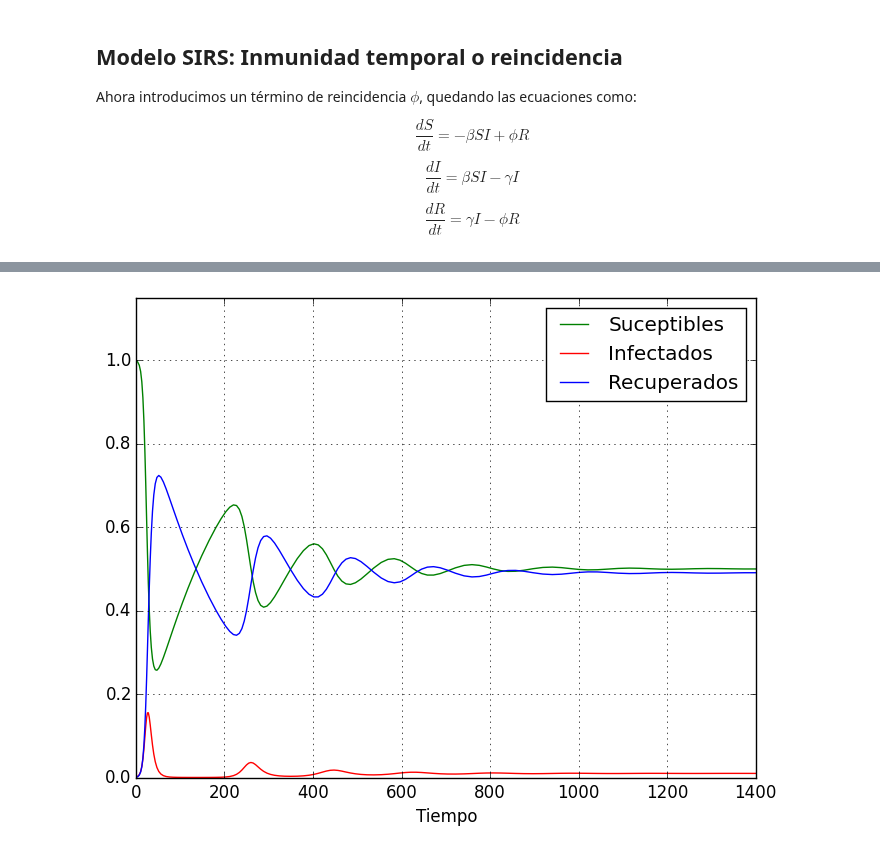
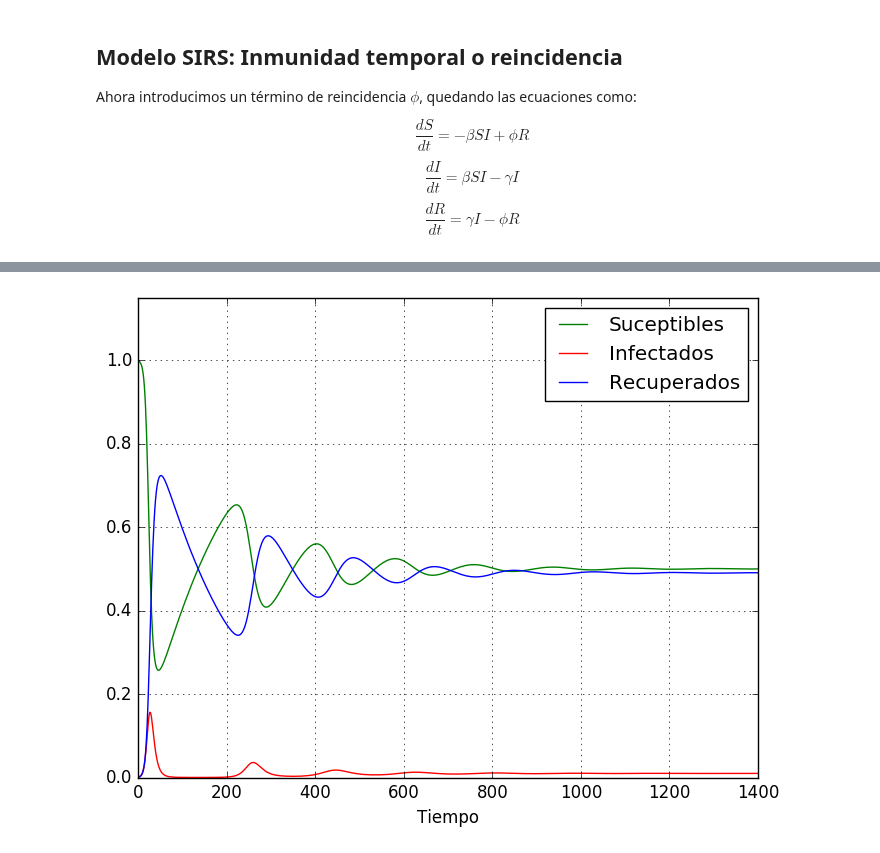
Before and after one commit to lbenet/2016-2_TSFisicaComputacional, a Jupyter notebook: tareas/yvestruz/Kermack_McKendrick_presentación.ipynb, the cells around one changed output, grey strips where cells are left out. Saved outputs shown, nothing was run; the diff lists cells and outputs as text; code cells hidden in the pictures.

```diff
--- a/tareas/yvestruz/Kermack_McKendrick_presentación.ipynb
+++ b/tareas/yvestruz/Kermack_McKendrick_presentación.ipynb
@@ -299,11 +316,12 @@ length(t)
 # %%
+grafica_2 = figure()
 plot(t,s, color = "green", label = "Suceptibles")
 plot(t,i, color = "red", label = "Infectados")
 plot(t,r, color = "blue", label = "Recuperados")
 axis([0,t_final,0,1.15])
 grid()
 legend()
 xlabel("Tiempo")
-show()
+;
 # %% [output]
-[figure, old version]
+[figure, new version]
```
Also changed, not shown: parts of 25 cells of this notebook, 1 other file.
